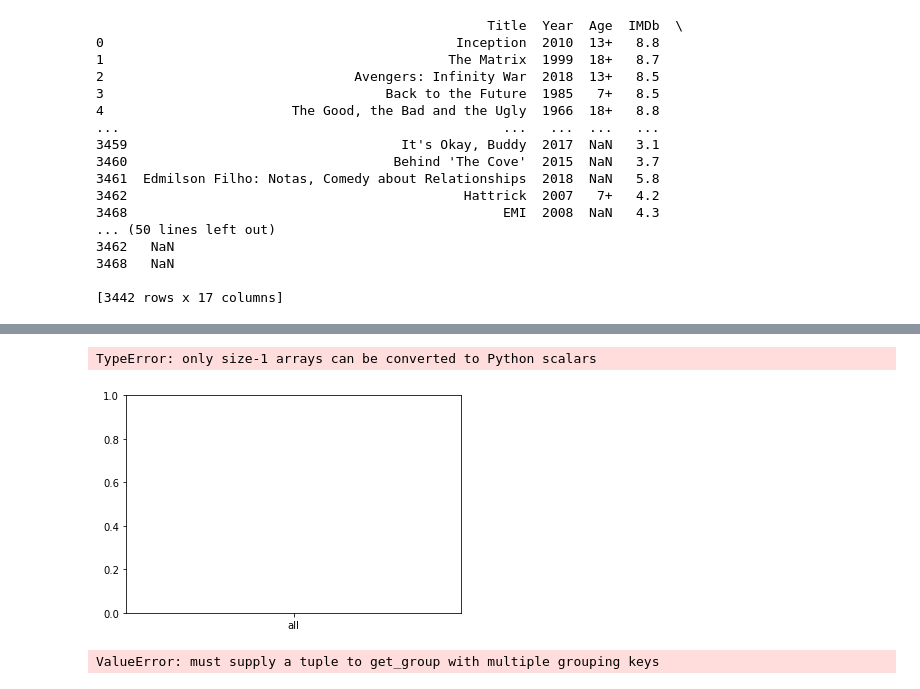
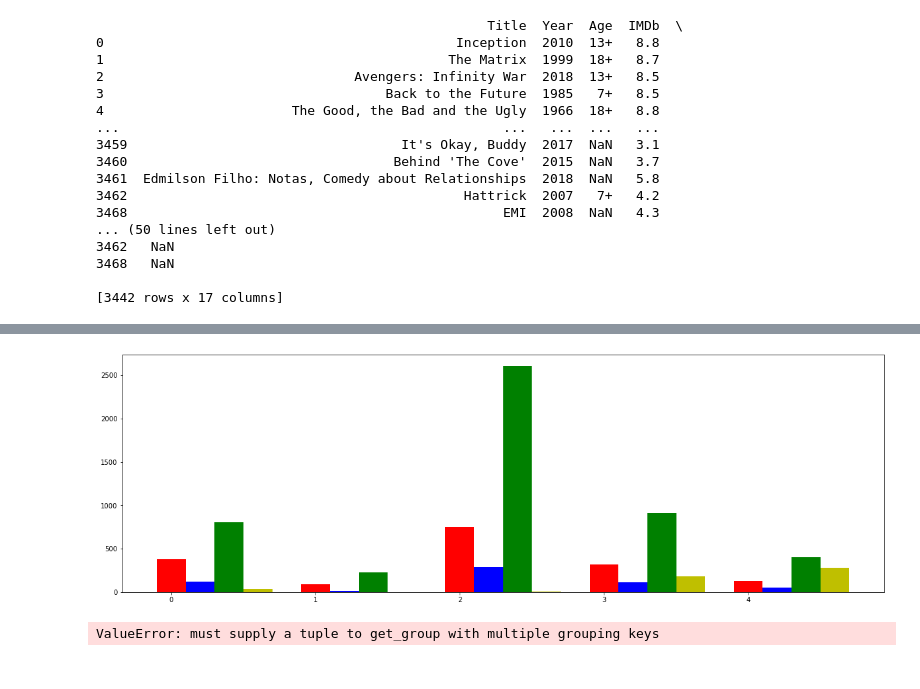
Before and after one commit to jtslater2/old_fashioned, a Jupyter notebook: Scripts/mpaa.ipynb, the cells around one changed output, grey strips where cells are left out. Saved outputs shown, nothing was run; the diff lists cells and outputs as text; code cells hidden in the pictures.

```diff
--- a/Scripts/mpaa.ipynb
+++ b/Scripts/mpaa.ipynb
@@ -141,25 +156,16 @@ dd
-# %%
-s2 = test2_df.groupby("Age")["Netflix"].count()
-s3 = test2_df.groupby("Age")["Hulu"].count()
-s4 = test2_df.groupby("Age")["Prime Video"].count()
-s5 = test2_df.groupby("Age")["Disney+"].count()
-
-x = 1
-
-#plt.bar(age_sets2,[s2,s3,s4,s5])
-s3
-plt.bar(age_sets2,[s2,s3,s4,s5])
-
-ax = plt.subplot(111)
-ax.bar(x-0.2, s2, width=0.2, color='r', align='center')
-ax.bar(x, s3, width=0.2, color='g', align='center')
-ax.bar(x+0.2, s4, width=0.2, color='b', align='center')
-ax.bar(x+0.4, s5, width=0.2, color='y', align='center')
-
-#ax.xaxis_date()
-
-plt.show()
-s2
-# %% [output]
-TypeError: only size-1 arrays can be converted to Python scalars
-[figure, removed]
+# %%
+fig = plt.figure(figsize = (16,5))
+
+x = np.arange(5)
+
+ax = fig.add_axes([0,0,1,1])
+ax.bar(x, s2["nf-age"], color = 'r', width = 0.2)
+ax.bar(x+.2, s3["hu-age"], color = 'b', width = 0.2)
+ax.bar(x+ .4, s4["pv-age"], color = 'g', width = 0.2)
+ax.bar(x+.6, s5["di-age"], color = 'y', width = 0.2)
+
+
+
+plt.show()
+# %% [output]
+[figure, added]
```
Also changed, not shown: parts of 2 cells of this notebook.
